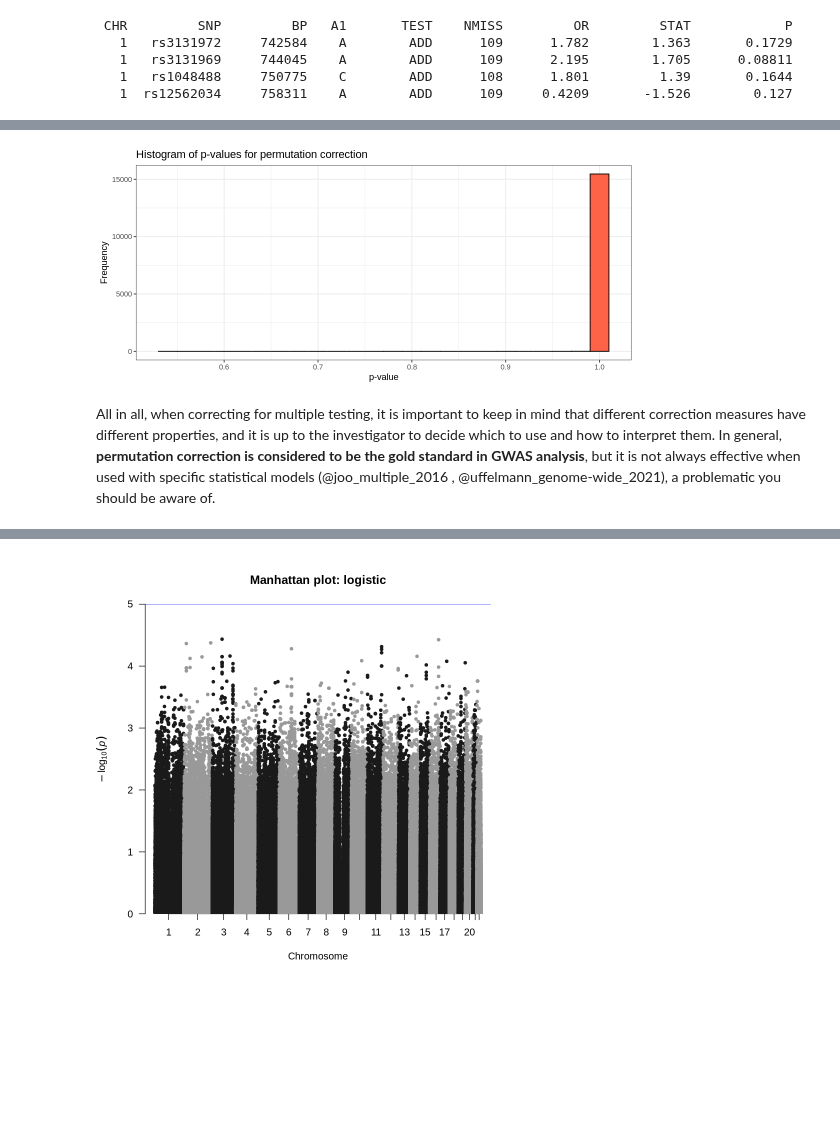
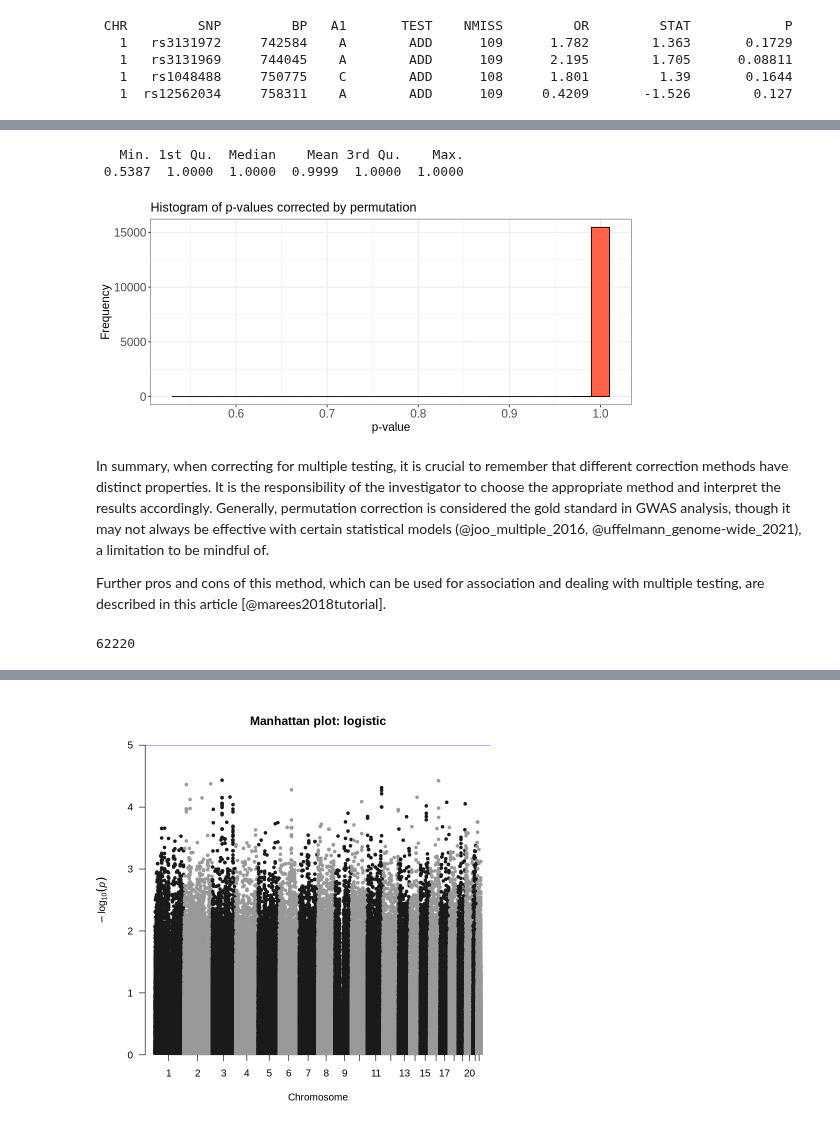
Before and after one commit to hds-sandbox/GWAS_course, a Jupyter notebook: Notebooks-dev/GWAS5-AssociationTesting.ipynb, the cells around one changed output, grey strips where cells are left out. Drawn from its saved outputs; the diff is of its cells as text; code cells hidden in the pictures; blank space fills up the shorter version.

```diff
--- a/Notebooks-dev/GWAS5-AssociationTesting.ipynb
+++ b/Notebooks-dev/GWAS5-AssociationTesting.ipynb
@@ -289,21 +339,31 @@ Are there any significant SNPs?
 # %%
 suppressMessages(suppressWarnings(library(ggplot2)))
 
 options(repr.plot.width = 9, repr.plot.height = 4)
 
 tests <- read.table("Results/GWAS5/perm_result.assoc.mperm", header=T)
 
 hist.relatedness <- ggplot(tests, aes(x=EMP2)) +
   geom_histogram(binwidth = 0.02, col = "black", fill="tomato") +
-  labs(title = "Histogram of p-values for permutation correction") +
+  labs(title = "Histogram of p-values corrected by permutation") +
   xlab("p-value") +
   ylab("Frequency") +
   theme_bw() +
-  theme(axis.title=element_text(size=14), axis.text=element_text(size=12))
+  theme(axis.title=element_text(size=14), axis.text=element_text(size=14), plot.title=element_text(size=15))
 
 
 show(hist.relatedness)
+
+summary(tests$EMP2)
 # %% [output]
+   Min. 1st Qu.  Median    Mean 3rd Qu.    Max.
+ 0.5387  1.0000  1.0000  0.9999  1.0000  1.0000
-[figure, old version]
+[figure, new version]
 # %% [markdown]
-All in all, when correcting for multiple testing, it is important to keep in mind that different correction measures have different properties, and it is up to the investigator to decide which to use and how to interpret them. In general, **permutation correction is considered to be the gold standard in GWAS analysis**, but it is not always effective when used with specific statistical models (@joo_multiple_2016 , @uffelmann_genome-wide_2021), a problematic you should be aware of.
+In summary, when correcting for multiple testing, it is crucial to remember that different correction methods have distinct properties. It is the responsibility of the investigator to choose the appropriate method and interpret the results accordingly. Generally, permutation correction is considered the gold standard in GWAS analysis, though it may not always be effective with certain statistical models (@joo_multiple_2016, @uffelmann_genome-wide_2021), a limitation to be mindful of.
+
+Further pros and cons of this method, which can be used for association and dealing with multiple testing, are described in this article [@marees2018tutorial].
+# %%
+awk '$9 < 0.05' Results/GWAS5/logistic_results.assoc.logistic | wc -l
+# %% [output]
+62220
```
Also changed, not shown: parts of 50 cells of this notebook, 3 other files.
